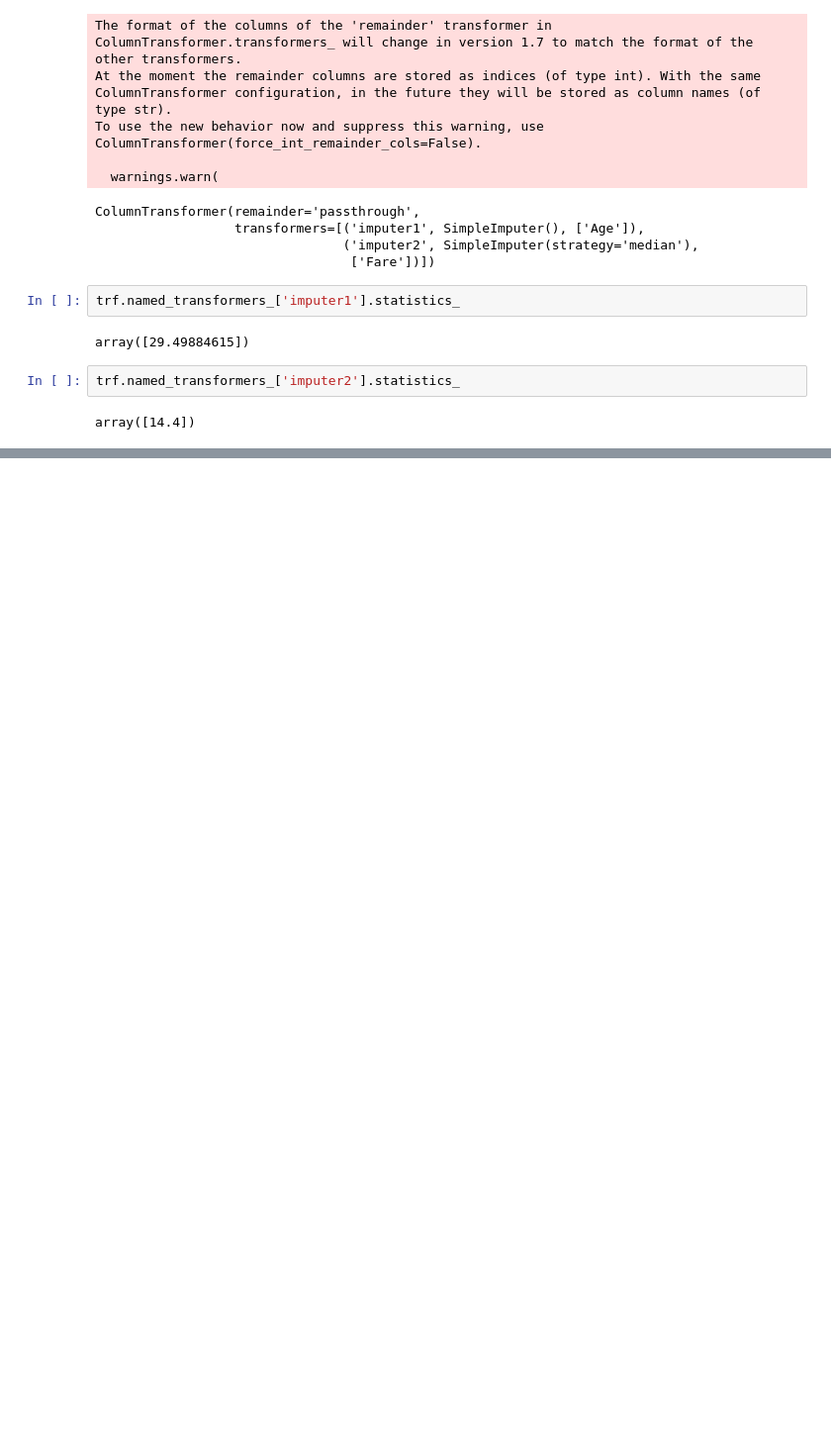
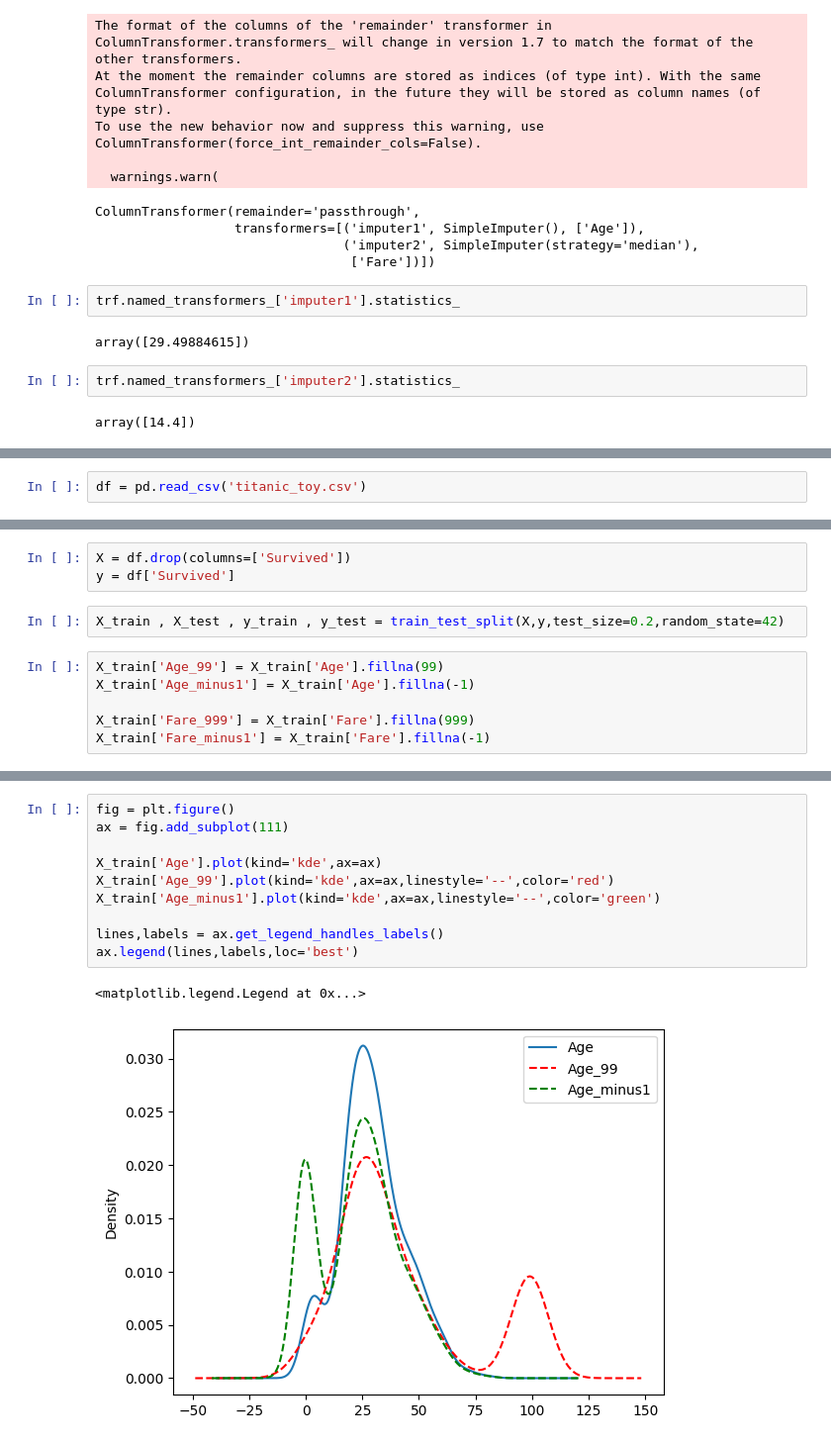
Before and after one commit to Akash14-09/Machine_Learning, a Jupyter notebook: Handling_Missing_Numerical_data.ipynb, the cells around one changed output, grey strips where cells are left out. Shown at 99% size. Cells and saved outputs as stored; diff of their text form; blank space fills up the shorter version.

```diff
--- a/Handling_Missing_Numerical_data.ipynb
+++ b/Handling_Missing_Numerical_data.ipynb
@@ -195,0 +206,2 @@ array([14.4])
+# %%
+df = pd.read_csv('titanic_toy.csv')
@@ -195,0 +226,11 @@ array([14.4])
+# %%
+X = df.drop(columns=['Survived'])
+y = df['Survived']
+# %%
+X_train , X_test , y_train , y_test = train_test_split(X,y,test_size=0.2,random_state=42)
+# %%
+X_train['Age_99'] = X_train['Age'].fillna(99)
+X_train['Age_minus1'] = X_train['Age'].fillna(-1)
+
+X_train['Fare_999'] = X_train['Fare'].fillna(999)
+X_train['Fare_minus1'] = X_train['Fare'].fillna(-1)
@@ -195,0 +252,13 @@ array([14.4])
+# %%
+fig = plt.figure()
+ax = fig.add_subplot(111)
+
+X_train['Age'].plot(kind='kde',ax=ax)
+X_train['Age_99'].plot(kind='kde',ax=ax,linestyle='--',color='red')
+X_train['Age_minus1'].plot(kind='kde',ax=ax,linestyle='--',color='green')
+
+lines,labels = ax.get_legend_handles_labels()
+ax.legend(lines,labels,loc='best')
+# %% [output]
+<matplotlib.legend.Legend at 0x...>
+[figure, added]
```
Also changed, not shown: parts of 17 cells of this notebook.
